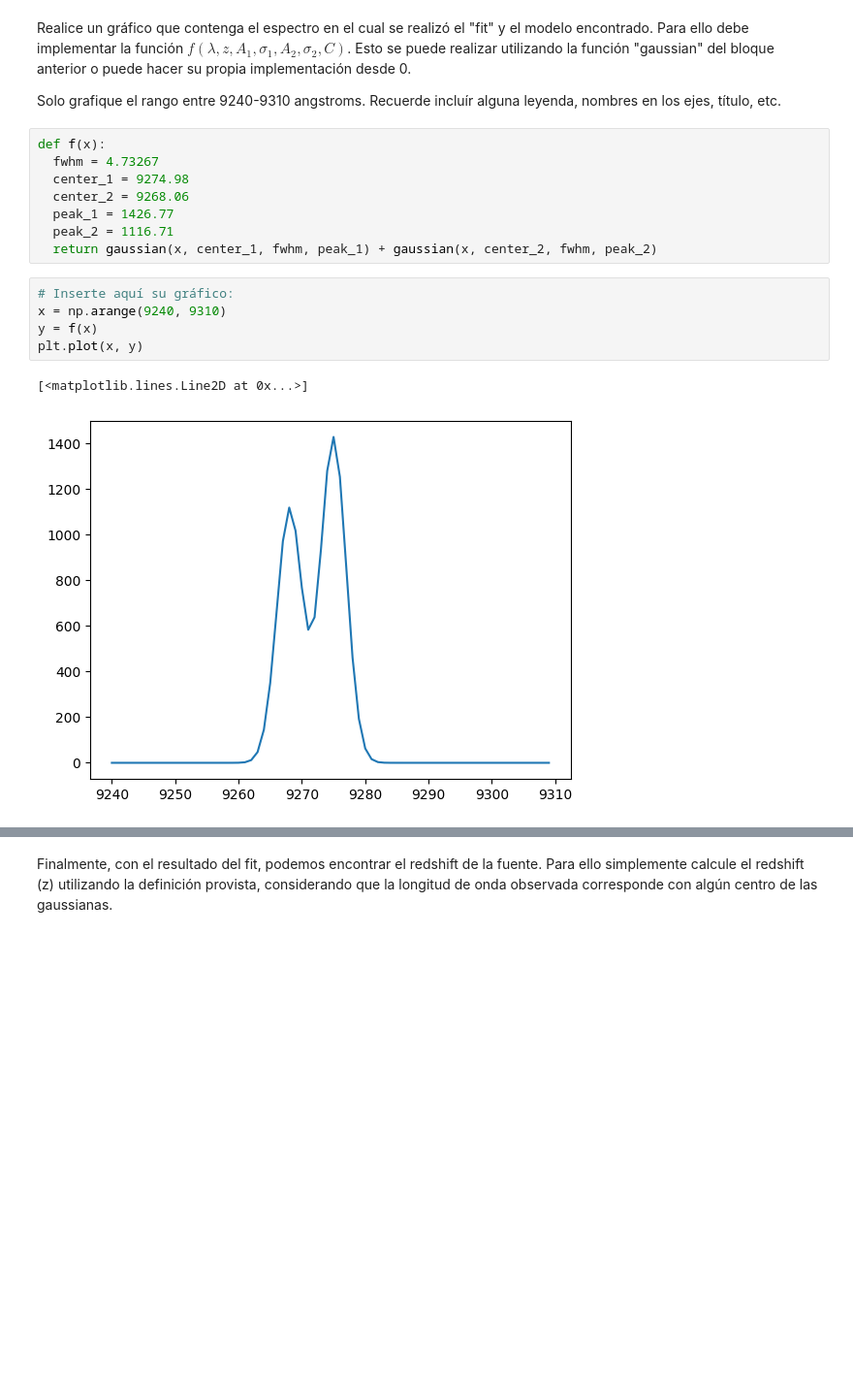
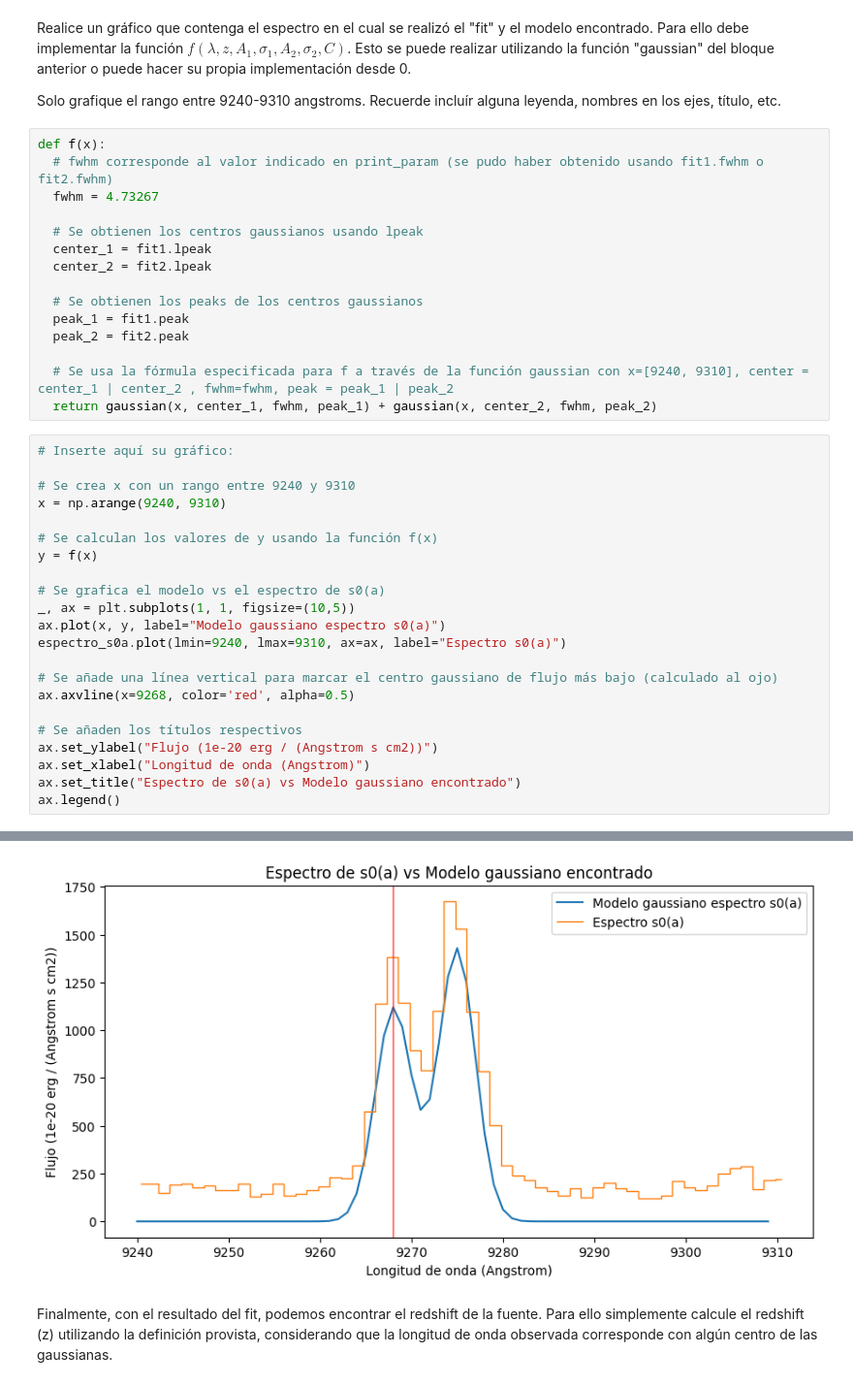
Before and after one commit to bsttiv/Tarea-4, a Jupyter notebook: Tarea4_Desarrollo.ipynb, the cells around one changed output, grey strips where cells are left out. Shown at 97% size. Cells and saved outputs as stored; diff of their text form; blank space fills up the shorter version.

```diff
--- a/Tarea4_Desarrollo.ipynb
+++ b/Tarea4_Desarrollo.ipynb
@@ -357,19 +393,41 @@ Realice un gráfico que contenga el espectro en el cual se realizó el "fit" y e
 Para ello debe implementar la función $f(\lambda, z,  A_1, \sigma_1, A_2, \sigma_2, C)$. Esto se puede realizar utilizando la función "gaussian" del bloque anterior o puede hacer su propia implementación desde 0.
 
 Solo grafique el rango entre 9240-9310 angstroms. Recuerde incluír alguna leyenda, nombres en los ejes, título, etc.
-# %%
-def f(x):
-  fwhm = 4.73267
-  center_1 = 9274.98
-  center_2 = 9268.06
-  peak_1 = 1426.77
-  peak_2 = 1116.71
-  return gaussian(x, center_1, fwhm, peak_1) + gaussian(x, center_2, fwhm, peak_2)
-# %%
-# Inserte aquí su gráfico:
-x = np.arange(9240, 9310)
-y = f(x)
-plt.plot(x, y)
-# %% [output]
-[<matplotlib.lines.Line2D at 0x...>]
-[figure, removed]
+# %%
+def f(x):
+  # fwhm corresponde al valor indicado en print_param (se pudo haber obtenido usando fit1.fwhm o fit2.fwhm)
+  fwhm = 4.73267
+
+  # Se obtienen los centros gaussianos usando lpeak
+  center_1 = fit1.lpeak
+  center_2 = fit2.lpeak
+
+  # Se obtienen los peaks de los centros gaussianos
+  peak_1 = fit1.peak
+  peak_2 = fit2.peak
+
+  # Se usa la fórmula especificada para f a través de la función gaussian con x=[9240, 9310], center = center_1 | center_2 , fwhm=fwhm, peak = peak_1 | peak_2
+  return gaussian(x, center_1, fwhm, peak_1) + gaussian(x, center_2, fwhm, peak_2)
+# %%
+# Inserte aquí su gráfico:
+
+# Se crea x con un rango entre 9240 y 9310
+x = np.arange(9240, 9310)
+
+# Se calculan los valores de y usando la función f(x)
+y = f(x)
+
+# Se grafica el modelo vs el espectro de s0(a)
+_, ax = plt.subplots(1, 1, figsize=(10,5))
+ax.plot(x, y, label="Modelo gaussiano espectro s0(a)")
+espectro_s0a.plot(lmin=9240, lmax=9310, ax=ax, label="Espectro s0(a)")
+
+# Se añade una línea vertical para marcar el centro gaussiano de flujo más bajo (calculado al ojo)
+ax.axvline(x=9268, color='red', alpha=0.5)
+
+# Se añaden los títulos respectivos
+ax.set_ylabel("Flujo (1e-20 erg / (Angstrom s cm2))")
+ax.set_xlabel("Longitud de onda (Angstrom)")
+ax.set_title("Espectro de s0(a) vs Modelo gaussiano encontrado")
+ax.legend()
+# %% [output]
@@ -376,3 +435,4 @@ plt.plot(x, y)
+[figure, added]
 # %% [markdown]
 Finalmente, con el resultado del fit, podemos encontrar el redshift de la fuente. Para ello simplemente calcule el redshift (z) utilizando la definición provista, considerando que la longitud de onda observada corresponde con algún centro de las gaussianas.
 # %%
```
Also changed, not shown: parts of 13 cells of this notebook.
